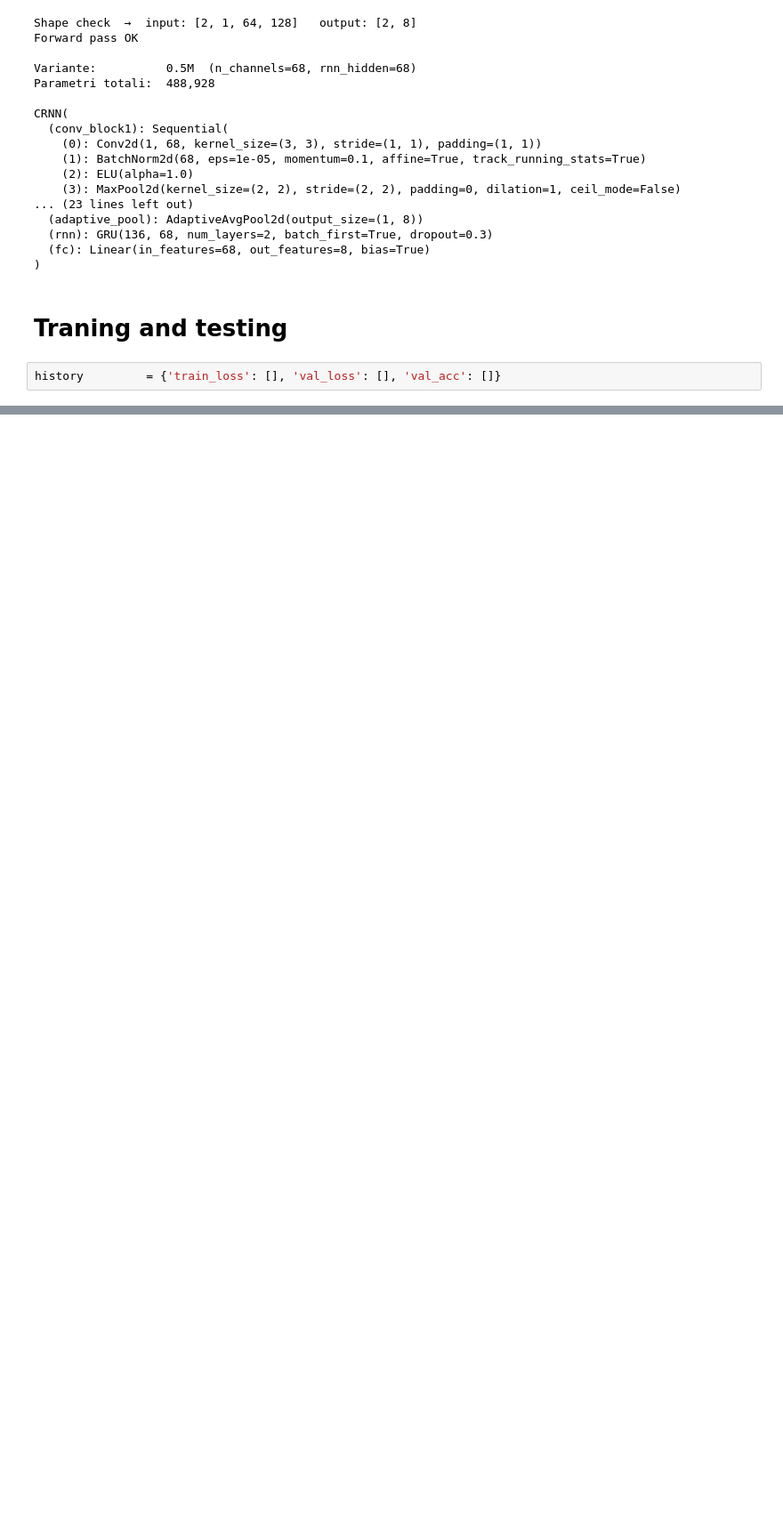
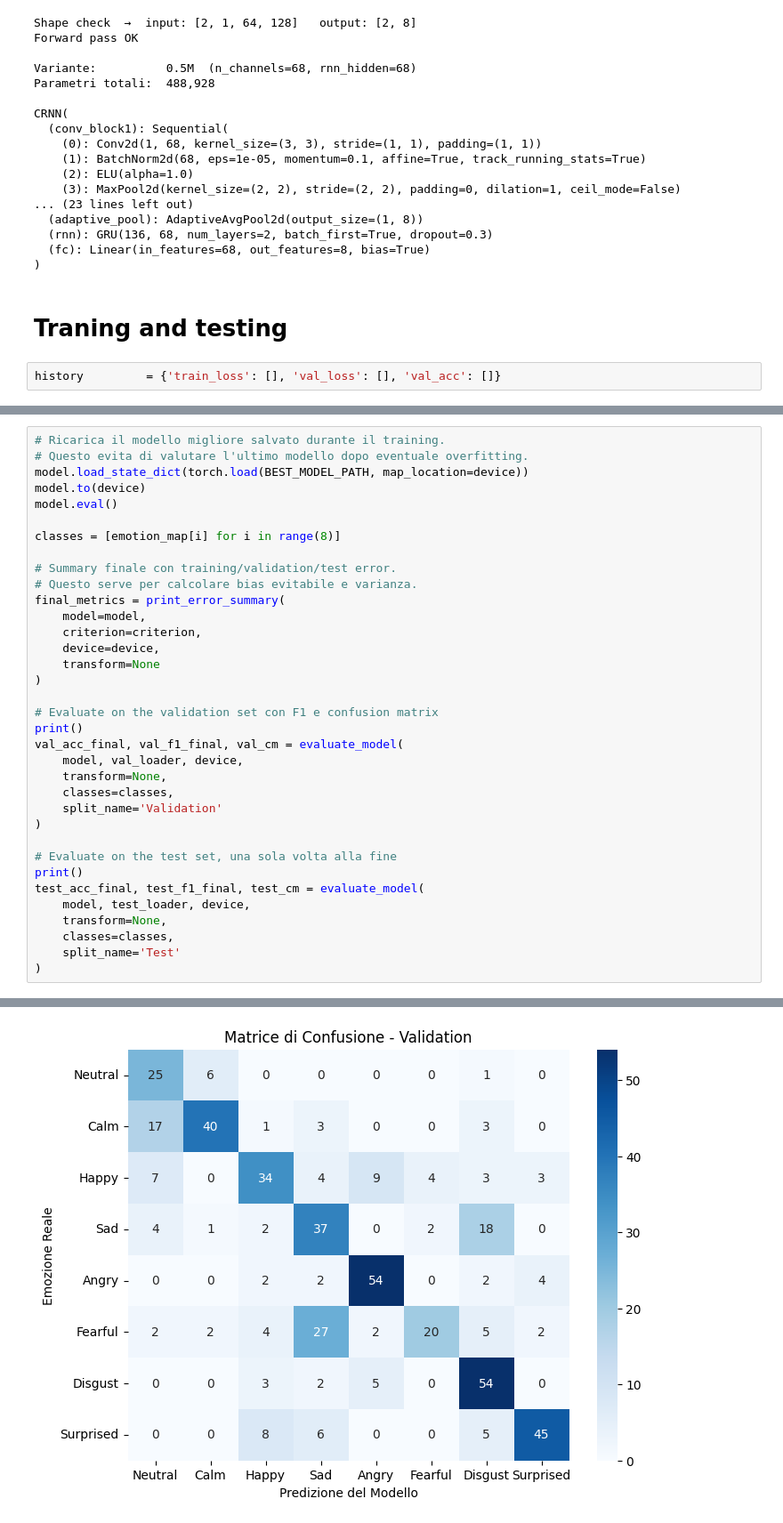
Before and after one commit to LinaAngione/ProjectML-speech-emotion-recognition, a Jupyter notebook: project-polito-speech-emotion-recognition.ipynb, the cells around one changed output, grey strips where cells are left out. Shown at 89% size. Saved outputs shown, nothing was run; the diff lists cells and outputs as text; blank space fills up the shorter version.

```diff
--- a/project-polito-speech-emotion-recognition.ipynb
+++ b/project-polito-speech-emotion-recognition.ipynb
@@ -986,0 +1006,36 @@ weighted avg     0.5019    0.5250    0.4903       240
+# %%
+# Ricarica il modello migliore salvato durante il training.
+# Questo evita di valutare l'ultimo modello dopo eventuale overfitting.
+model.load_state_dict(torch.load(BEST_MODEL_PATH, map_location=device))
+model.to(device)
+model.eval()
+
+classes = [emotion_map[i] for i in range(8)]
+
+# Summary finale con training/validation/test error.
+# Questo serve per calcolare bias evitabile e varianza.
+final_metrics = print_error_summary(
+    model=model,
+    criterion=criterion,
+    device=device,
+    transform=None
+)
+
+# Evaluate on the validation set con F1 e confusion matrix
+print()
+val_acc_final, val_f1_final, val_cm = evaluate_model(
+    model, val_loader, device,
+    transform=None,
+    classes=classes,
+    split_name='Validation'
+)
+
+# Evaluate on the test set, una sola volta alla fine
+print()
+test_acc_final, test_f1_final, test_cm = evaluate_model(
+    model, test_loader, device,
+    transform=None,
+    classes=classes,
+    split_name='Test'
+)
+# %% [output]
@@ -986,0 +1060 @@ weighted avg     0.5019    0.5250    0.4903       240
+[figure, added]
```
Also changed, not shown: parts of 13 cells of this notebook.
